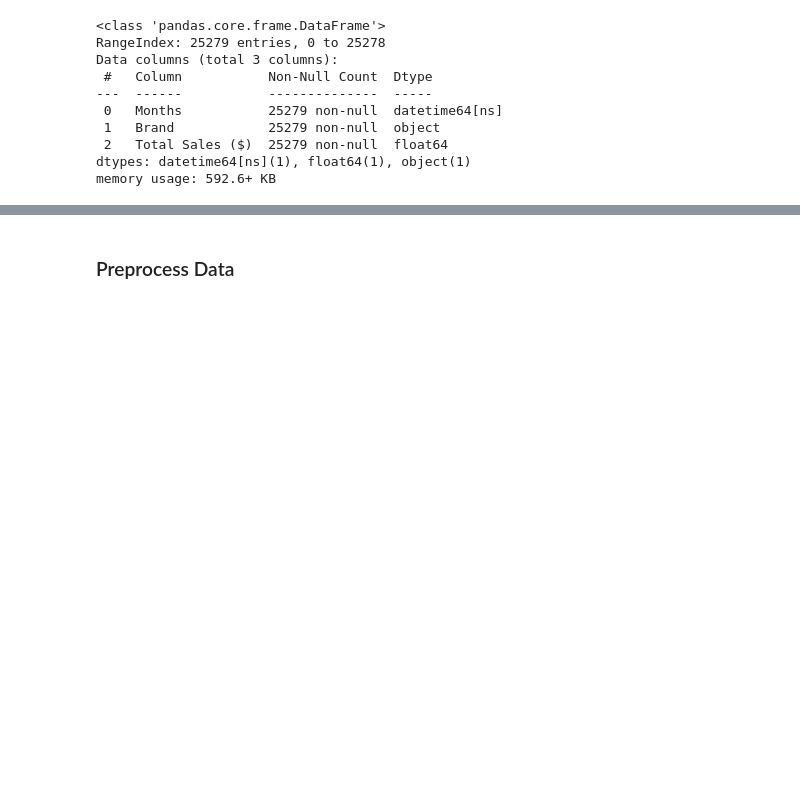
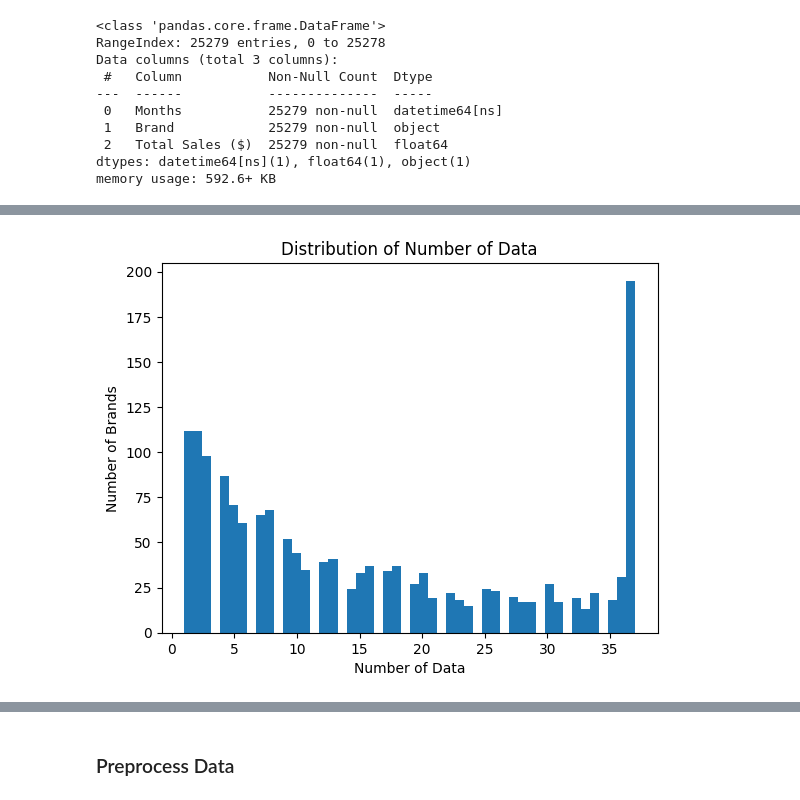
Before and after one commit to Mahipt/Marijuana_SalesPrediction, a Jupyter notebook: src/Sales_Prediction.ipynb, the cells around one changed output, grey strips where cells are left out. Drawn from its saved outputs; the diff is of its cells as text; code cells hidden in the pictures; blank space fills up the shorter version.

```diff
--- a/src/Sales_Prediction.ipynb
+++ b/src/Sales_Prediction.ipynb
@@ -463,0 +145,19 @@ preprocess = ColumnTransformer([
+# %%
+# Find the distribution of the #brand_data
+numBrandData = pd.DataFrame()
+numBrandData.loc[:, "Brand"] = totalSales.loc[:, "Brand"]
+numBrandData.loc[:, "brand_count"] = [1]*len(totalSales["Brand"])
+# count each brand's total number of reported data
+numBrandData = numBrandData.groupby(["Brand"]).sum()
+fig, axis = plt.subplots(1, 1)
+counts, edges, bars = axis.hist(numBrandData["brand_count"], bins=50)
+plt.title("Distribution of Number of Data")
+plt.xlabel("Number of Data")
+plt.ylabel("Number of Brands")
+print(f"The largest group has {counts[-1]:.0f} data")
+
+# filter out lack-of data brands
+dataThreshold = 7
+infoLoss = 1 - (len(numBrandData[numBrandData.brand_count >= dataThreshold])/len(numBrandData))
+print(f"With current threshold, data information loss: {infoLoss:.2%}")
+# %% [output]
@@ -463,0 +166 @@ preprocess = ColumnTransformer([
+[figure, added]
```
Also changed, not shown: parts of 103 cells of this notebook, 2 other files.
